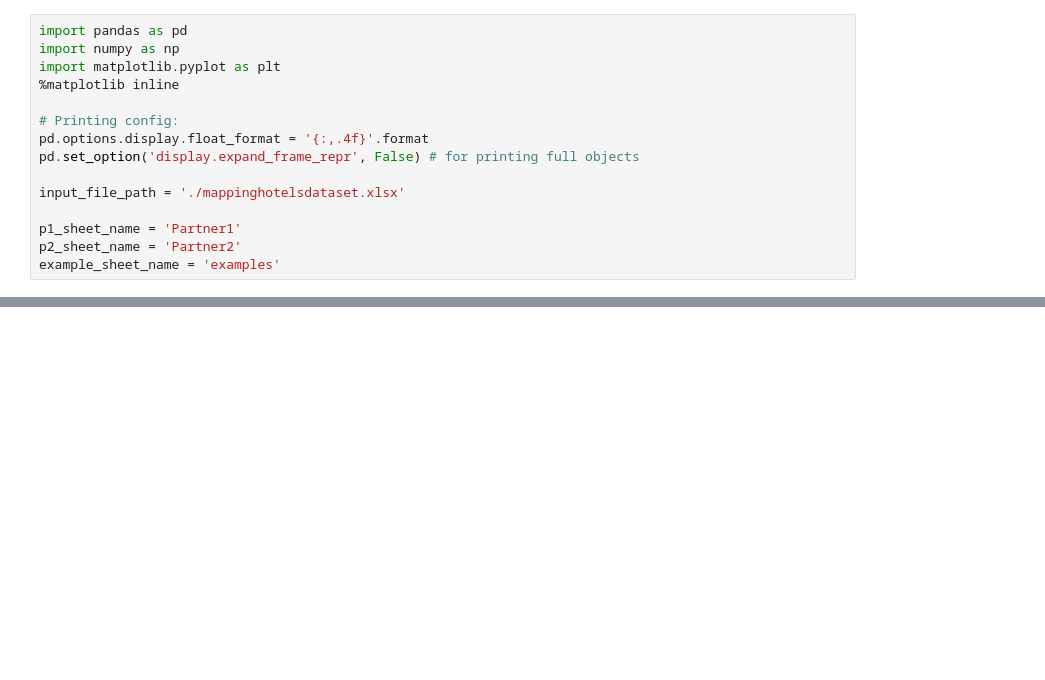
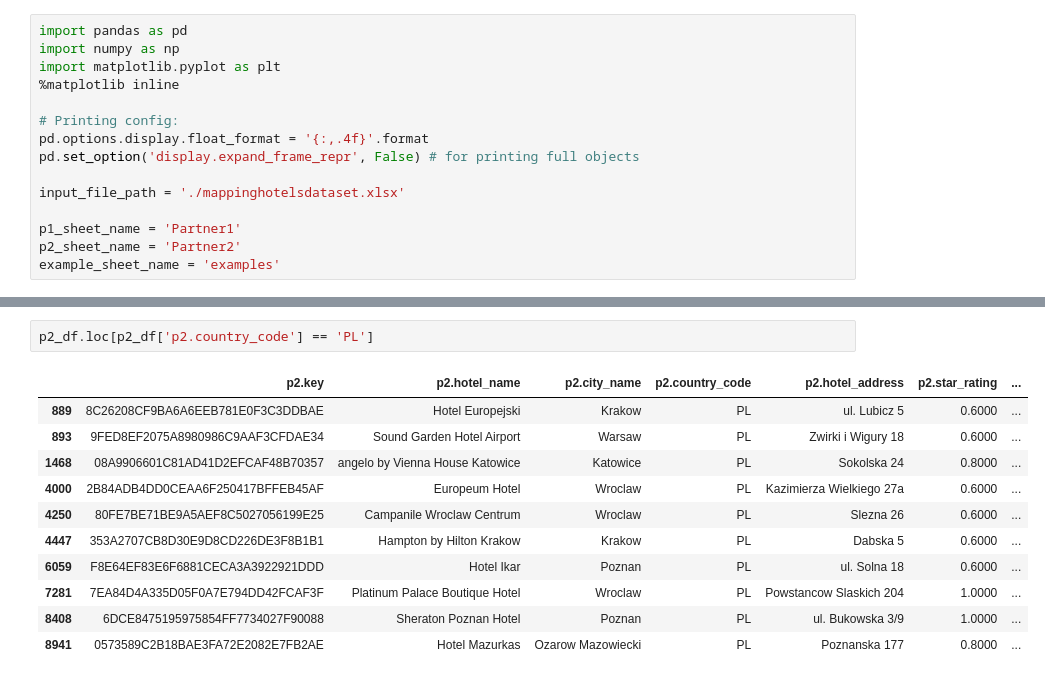
Before and after one commit to michaly/agd_test, a Jupyter notebook: agd_test.ipynb, the cells around one changed output, grey strips where cells are left out. Saved outputs shown, nothing was run; the diff lists cells and outputs as text; blank space fills up the shorter version.

```diff
--- a/agd_test.ipynb
+++ b/agd_test.ipynb
@@ -144,0 +413,14 @@ Elite Grande Hotel
+# %%
+p2_df.loc[p2_df['p2.country_code'] == 'PL']
+# %% [output]
+|  | p2.key | p2.hotel_name | p2.city_name | p2.country_code | p2.hotel_address | p2.star_rating | ... |
+| 889 | 8C26208CF9BA6A6EEB781E0F3C3DDBAE | Hotel Europejski | Krakow | PL | ul. Lubicz 5 | 0.6000 | ... |
+| 893 | 9FED8EF2075A8980986C9AAF3CFDAE34 | Sound Garden Hotel Airport | Warsaw | PL | Zwirki i Wigury 18 | 0.6000 | ... |
+| 1468 | 08A9906601C81AD41D2EFCAF48B70357 | angelo by Vienna House Katowice | Katowice | PL | Sokolska 24 | 0.8000 | ... |
+| 4000 | 2B84ADB4DD0CEAA6F250417BFFEB45AF | Europeum Hotel | Wroclaw | PL | Kazimierza Wielkiego 27a | 0.6000 | ... |
+| 4250 | 80FE7BE71BE9A5AEF8C5027056199E25 | Campanile Wroclaw Centrum | Wroclaw | PL | Slezna 26 | 0.6000 | ... |
+| 4447 | 353A2707CB8D30E9D8CD226DE3F8B1B1 | Hampton by Hilton Krakow | Krakow | PL | Dabska 5 | 0.6000 | ... |
+| 6059 | F8E64EF83E6F6881CECA3A3922921DDD | Hotel Ikar | Poznan | PL | ul. Solna 18 | 0.6000 | ... |
+| 7281 | 7EA84D4A335D05F0A7E794DD42FCAF3F | Platinum Palace Boutique Hotel | Wroclaw | PL | Powstancow Slaskich 204 | 1.0000 | ... |
+| 8408 | 6DCE8475195975854FF7734027F90088 | Sheraton Poznan Hotel | Poznan | PL | ul. Bukowska 3/9 | 1.0000 | ... |
+| 8941 | 0573589C2B18BAE3FA72E2082E7FB2AE | Hotel Mazurkas | Ozarow Mazowiecki | PL | Poznanska 177 | 0.8000 | ... |
```
Also changed, not shown: parts of 17 cells of this notebook.
